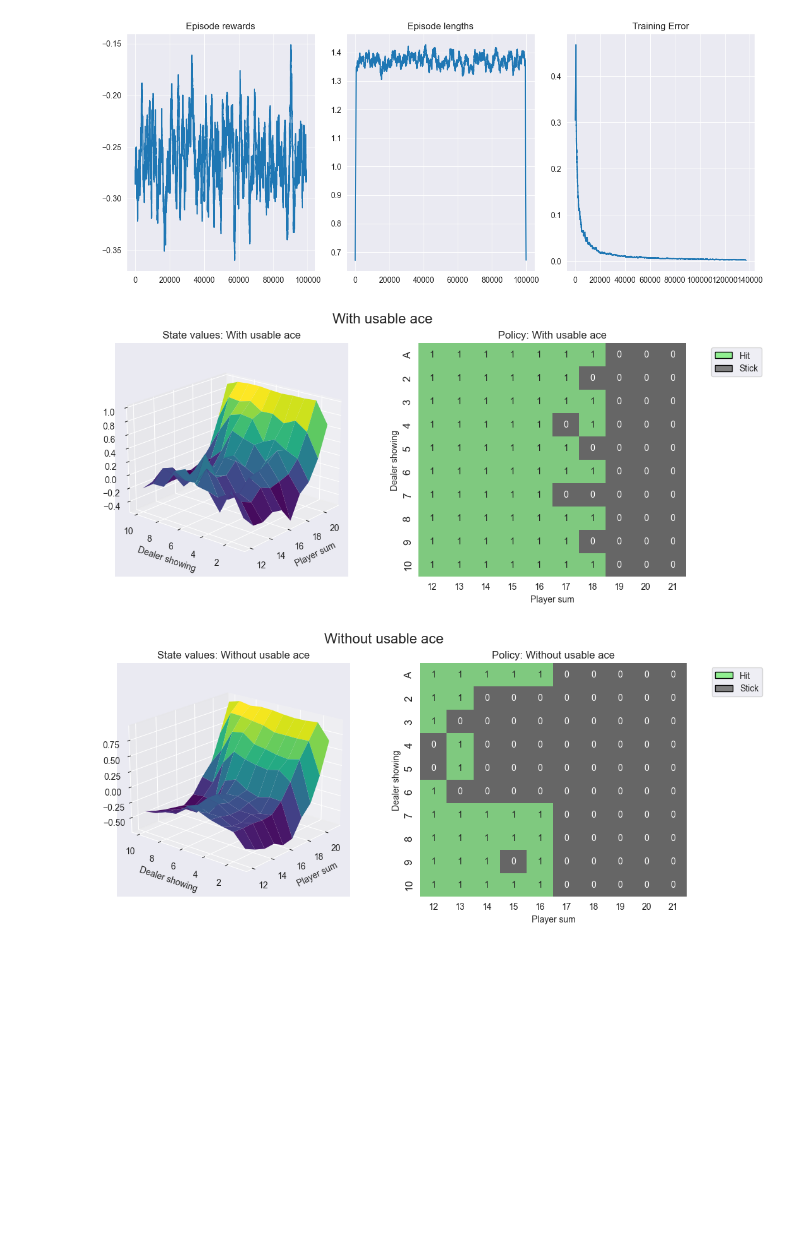
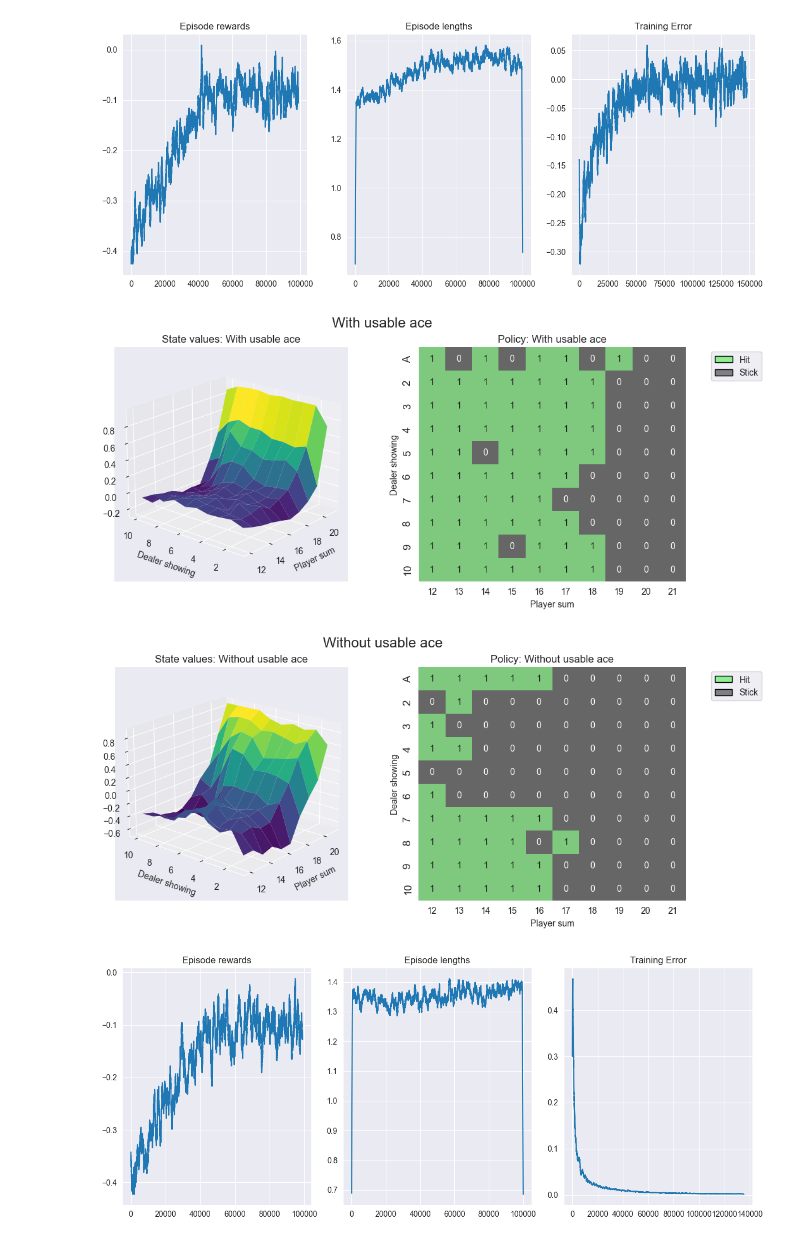
Before and after one commit to FranzCastillo/RL-Blackjack, a Jupyter notebook: workspace/main.ipynb, the cells around one changed output. Saved outputs shown, nothing was run; the diff lists cells and outputs as text; code cells hidden in the pictures; blank space fills up the shorter version.

```diff
--- a/workspace/main.ipynb
+++ b/workspace/main.ipynb
@@ -11,12 +13,0 @@ import gymnasium as gym
-# %%
-@dataclass
-class TrainingConfig:
-    learning_rate = 0.01
-    n_episodes = 100_000
-    start_epsilon = 1.0
-    final_epsilon = 0.1
-    discount_factor = 0.95
-
-    @property
-    def epsilon_decay(self) -> float:
-        return self.start_epsilon / (self.n_episodes / 2)
@@ -204,7 +48,7 @@ def plot_training(env, agent, rolling_length = 1000):
     plt.tight_layout()
     plt.show()
 # %%
-def create_grids(agent: BlackjackAgent, usable_ace = False):
+def create_grids(agent, usable_ace = False):
     state_value = defaultdict(float)
     policy = defaultdict(int)
     for obs, action_values in agent.q_values.items():
@@ -258,26 +109,24 @@ def create_plots(value_grid, policy_grid, title: str):
+# %%
+agents =[
+    TDAgent(action_n=env.action_space.n, cfg=cfg),
+    MonteCarloAgent(action_n=env.action_space.n, cfg=cfg),
+    MonteCarloESAgent(action_n=env.action_space.n, cfg=cfg),
+]
 # %%
-cfg = TrainingConfig()
-env = make_env(cfg.n_episodes)
-# agent = BlackjackAgent(action_n=env.action_space.n, cfg=cfg)
-# agent2 = MonteCarloAgent(action_n=env.action_space.n, cfg=cfg)
-agent2 = MonteCarloESAgent(action_n=env.action_space.n, cfg=cfg)
+for agent in agents:
+    train_agent(env, agent, cfg)
 
-# train_agent(env, agent, cfg)
-train_agent(env, agent2, cfg)
+    plot_training(env, agent)
 
-# plot_training(env, agent)
-plot_training(env, agent2)
+    v_g, p_g = create_grids(agent, usable_ace=True)
+    create_plots(v_g, p_g, "With usable ace")
+    plt.show()
 
-# v_g, p_g = create_grids(agent, usable_ace=True)
-v_g, p_g = create_grids(agent2, usable_ace=True)
-create_plots(v_g, p_g, "With usable ace")
-plt.show()
-
-# v_g, p_g = create_grids(agent, usable_ace=False)
-v_g, p_g = create_grids(agent2, usable_ace=False)
-create_plots(v_g, p_g, "Without usable ace")
-plt.show()
+    v_g, p_g = create_grids(agent, usable_ace=False)
+    create_plots(v_g, p_g, "Without usable ace")
+    plt.show()
 # %% [output]
-[figure, old version]
+[figure, new version]
-[figure, old version]
+[figure, new version]
-[figure, old version]
+[figure, new version]
+[figure, added]
```
Also changed, not shown: parts of 7 cells of this notebook, 4 other files.
